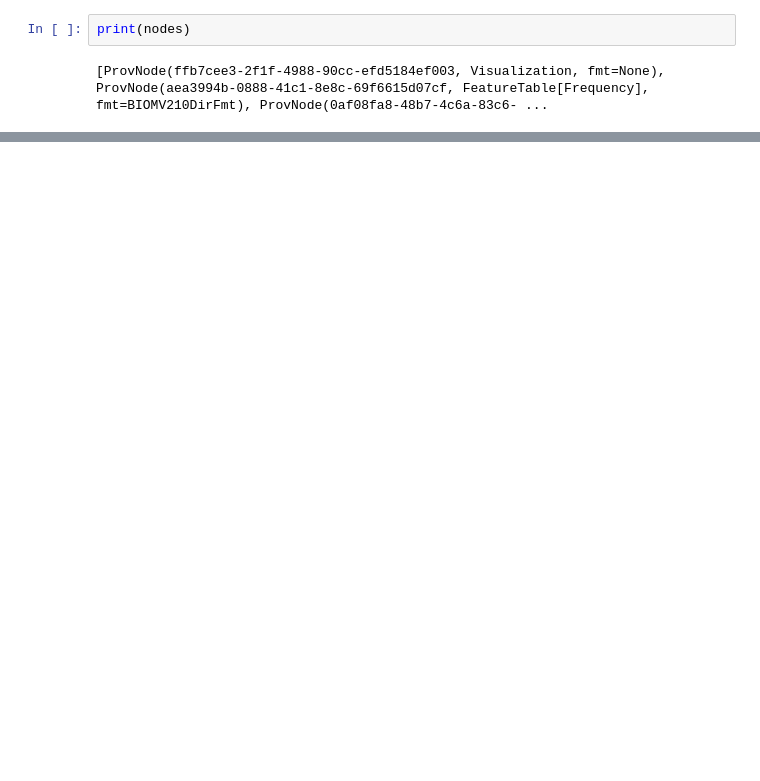
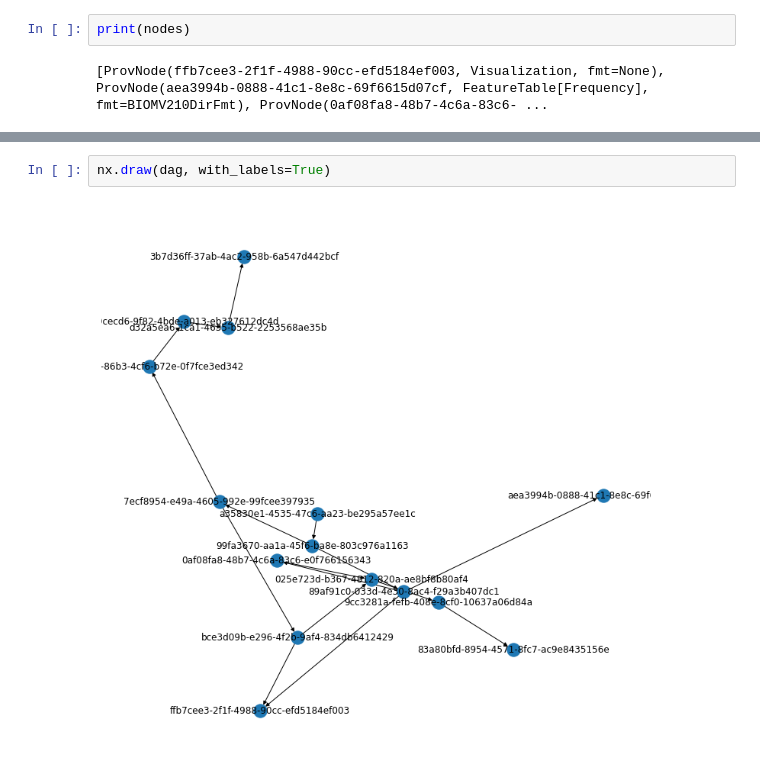
Before and after one commit to qiime2/provenance-lib, a Jupyter notebook: provenance_lib/digraph.ipynb, the cells around one changed output, grey strips where cells are left out. Saved outputs shown, nothing was run; the diff lists cells and outputs as text; blank space fills up the shorter version.

```diff
--- a/provenance_lib/digraph.ipynb
+++ b/provenance_lib/digraph.ipynb
@@ -48,0 +47,4 @@ nx.draw(G, with_labels=True, font_weight="bold")
+# %%
+nx.draw(dag, with_labels=True)
+# %% [output]
+[figure, added]
```
Also changed, not shown: parts of 12 cells of this notebook, 6 other files.
